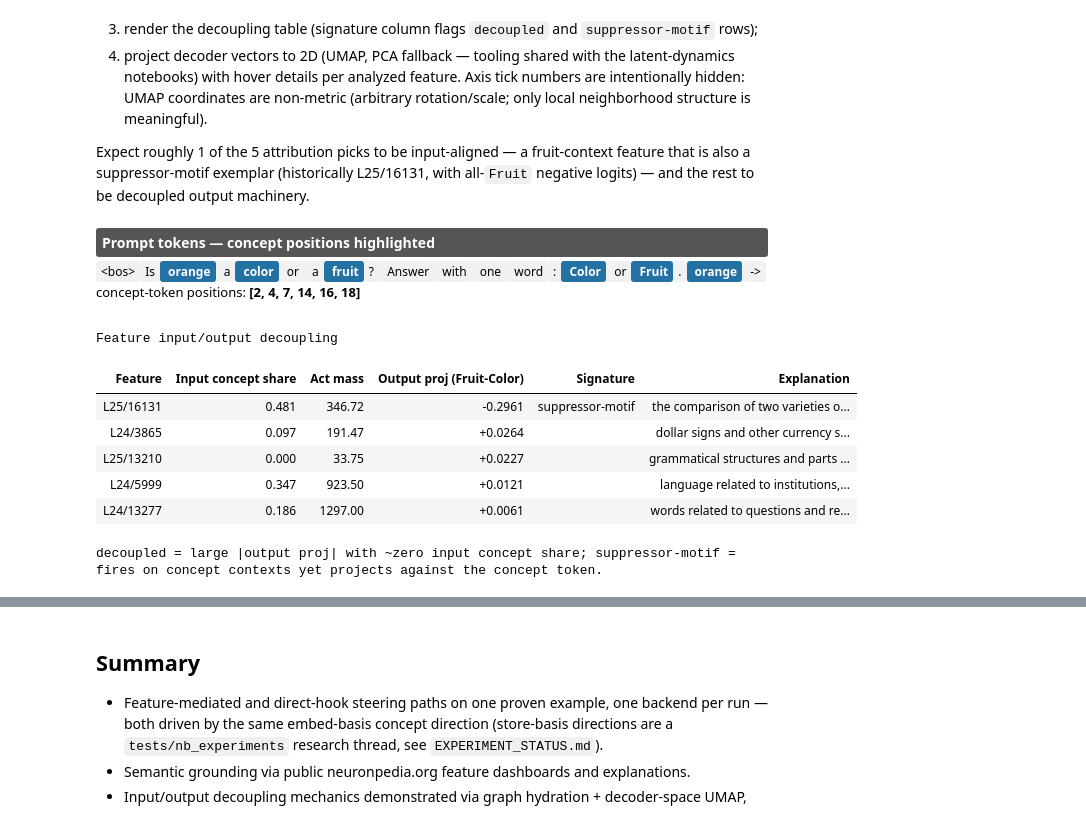
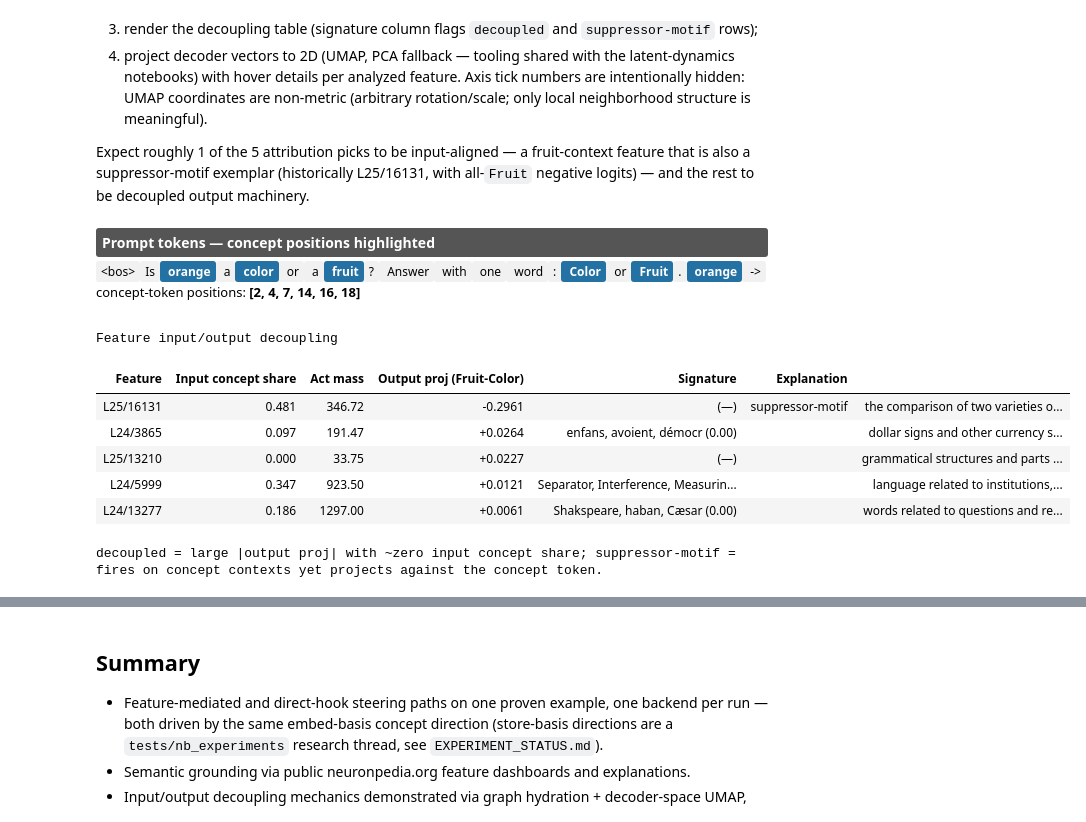
Before and after one commit to speediedan/interpretune, a Jupyter notebook: docs/notebook_artifacts/circuit_tracer_examples/ct_concept_steering_demo.ipynb, the cells around one changed output, grey strips where cells are left out. Drawn from its saved outputs; the diff is of its cells as text; code cells hidden in the pictures.

```diff
--- a/docs/notebook_artifacts/circuit_tracer_examples/ct_concept_steering_demo.ipynb
+++ b/docs/notebook_artifacts/circuit_tracer_examples/ct_concept_steering_demo.ipynb
@@ -589,6 +589,20 @@ if jspace_ran:
     # The pair produced the displacement, so the pair explains it: a remainder that is not numerically
     # zero means the dictionary and the displacement disagree about the basis, which is a defect.
     assert abs(_cmp.unexplained_remainder) < 0.01 * abs(_cmp.predicted_delta), "pair should explain its own patch"
+    # Displacement norms, per arm: concept directions are unit by construction, so a bare
+    # "scale 1.0 vs scale 20" headline compares multipliers rather than edits. Verify the
+    # unit norms instead of assuming them, and measure the one applied edit known exactly.
+    _fm_dir_norm = float(torch.linalg.vector_norm(pipeline_direction.float()))
+    _direct_dir_norm = float(torch.linalg.vector_norm(direct_direction.float()))
+    assert abs(_fm_dir_norm - 1.0) < 1e-4, "fm direction left unit construction"
+    assert abs(_direct_dir_norm - 1.0) < 1e-4, "direct direction left unit construction"
+    _jl_applied_norm = float(torch.linalg.vector_norm(_delta_h.float()))
+    print(
+        f"direction norms: fm {_fm_dir_norm:.4f} (nominal scale {INTERVENTION_SCALE_FACTOR}), "
+        f"direct {_direct_dir_norm:.4f} (nominal scale {INTERVENTION_SCALE_FACTOR}), "
+        f"J-space applied edit {_jl_applied_norm:.4f} (scale {JLENS_PATCH_SCALE}); "
+        f"fm effective scale is further modified inside the op (sign-aware + max-influence-norm)"
+    )
 else:
     print(f"[SKIPPED] attribution comparison: {jspace_skip_reason}")
 # %% [output]
@@ -708,42 +723,69 @@ analyzed_pairs = list(dict.fromkeys((int(f[0]), int(f[-1])) for f in steered_fea
 all_explanations = dict(feature_explanations)
 
 transcoder_set = getattr(module.replacement_model.transcoders, "_module", module.replacement_model.transcoders)
-profiles = feature_io_profiles(graph, analyzed_pairs, target_diff, transcoder_set, concept_positions)
+# J-space overlay (settled surface, #426): folded per-feature signatures from the public
+# lens artifacts, so the map colors by J-space disposition. Best-effort: without a resolved
+# lens the profiles carry no signatures and the map falls back to output projection.
+try:
+    from interpretune.analysis.optools import resolve_jlens_layer, resolve_unembed_and_norm_scale
+
+    _overlay_info = resolve_unembed_and_norm_scale(module)
+    _, _, _overlay_artifact = resolve_jlens_layer(
+        module, {}, {"jlens_model_id": MODEL_NAME, "jlens_layer": JLENS_LAYER}
+    )
+    _overlay_concept_ids = [int(target_a_id), int(target_b_id)]
+    _map_color = "jlens_concept_mass"
+except Exception as _overlay_err:
+    print(f"[overlay] J-space signatures unavailable: {_overlay_err}")
+    _overlay_artifact, _overlay_info, _overlay_concept_ids = None, None, []
+    _map_color = "output_projection"
+profiles = feature_io_profiles(
+    graph,
+    analyzed_pairs,
+    target_diff,
+    transcoder_set,
+    concept_positions,
+    jlens_artifact=_overlay_artifact,
+    unembed_info=_overlay_info,
+    tokenizer=tokenizer,
+    concept_token_ids=_overlay_concept_ids,
+)
 display_feature_decoupling_table(profiles, all_explanations, target_label=target_label)
 
 # decoder vectors for the interactive projection map (analyzed + random active-feature background)
 rng = np.random.default_rng(17)
 active_rows = graph.active_features.cpu()
 background_pool = sorted({(int(r[0]), int(r[2])) for r in active_rows} - set(analyzed_pairs))
 background_idx = rng.choice(len(background_pool), size=min(300, len(background_pool)), replace=False)
 background_pairs = [background_pool[i] for i in background_idx]
 
 
 def _decoder_rows(pairs):
     return torch.stack(
         [transcoder_set._get_decoder_vectors(lyr, torch.tensor([ft]))[0].detach().float().cpu() for lyr, ft in pairs]
     )
 
 
 plot_decoder_projection_map(
     profiles,
     _decoder_rows(analyzed_pairs),
     _decoder_rows(background_pairs),
     feature_explanations=all_explanations,
     target_label=target_label,
     title="Steering-feature decoder map",
+    color_by=_map_color,
 )
 # %% [output]
 Prompt tokens — concept positions highlighted
 <bos>Is orange a color or a fruit? Answer with one word: Color or Fruit. orange ->
 concept-token positions: [2, 4, 7, 14, 16, 18]
 Feature input/output decoupling
 | Feature | Input concept share | Act mass | Output proj (Fruit-Color) | Signature | Explanation |
-| L25/16131 | 0.481 | 346.72 | -0.2961 | suppressor-motif | the comparison of two varieties o... |
-| L24/3865 | 0.097 | 191.47 | +0.0264 |  | dollar signs and other currency s... |
-| L25/13210 | 0.000 | 33.75 | +0.0227 |  | grammatical structures and parts ... |
-| L24/5999 | 0.347 | 923.50 | +0.0121 |  | language related to institutions,... |
-| L24/13277 | 0.186 | 1297.00 | +0.0061 |  | words related to questions and re... |
+| L25/16131 | 0.481 | 346.72 | -0.2961 | (—) | suppressor-motif | the comparison of two varieties o... |
+| L24/3865 | 0.097 | 191.47 | +0.0264 | enfans, avoient, démocr (0.00) |  | dollar signs and other currency s... |
+| L25/13210 | 0.000 | 33.75 | +0.0227 | (—) |  | grammatical structures and parts ... |
+| L24/5999 | 0.347 | 923.50 | +0.0121 | Separator, Interference, Measurin... |  | language related to institutions,... |
+| L24/13277 | 0.186 | 1297.00 | +0.0061 | Shakspeare, haban, Cæsar (0.00) |  | words related to questions and re... |
 decoupled = large |output proj| with ~zero input concept share; suppressor-motif = fires on concept contexts yet projects against the concept token.
 [interactive output not drawn]
 # %% [markdown]
```
Also changed, not shown: parts of 5 cells of this notebook, 1 other file.
